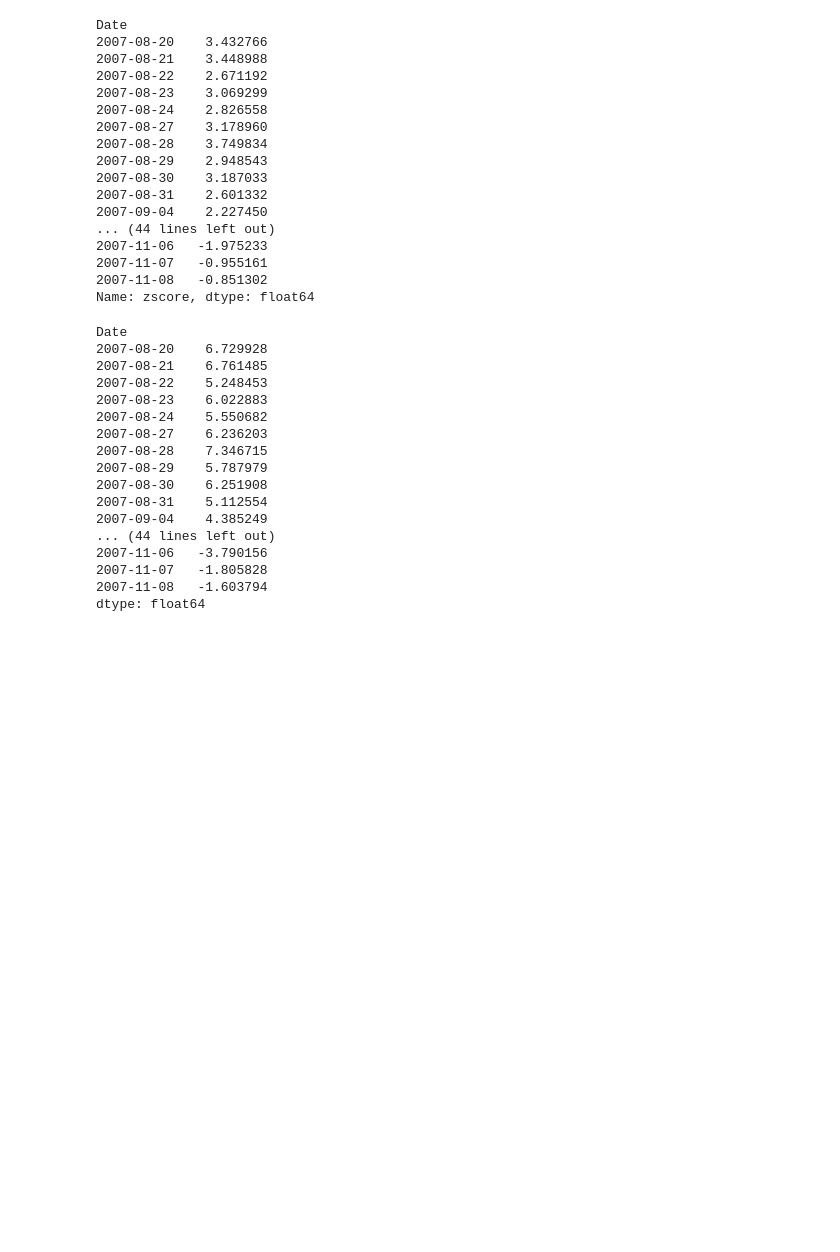
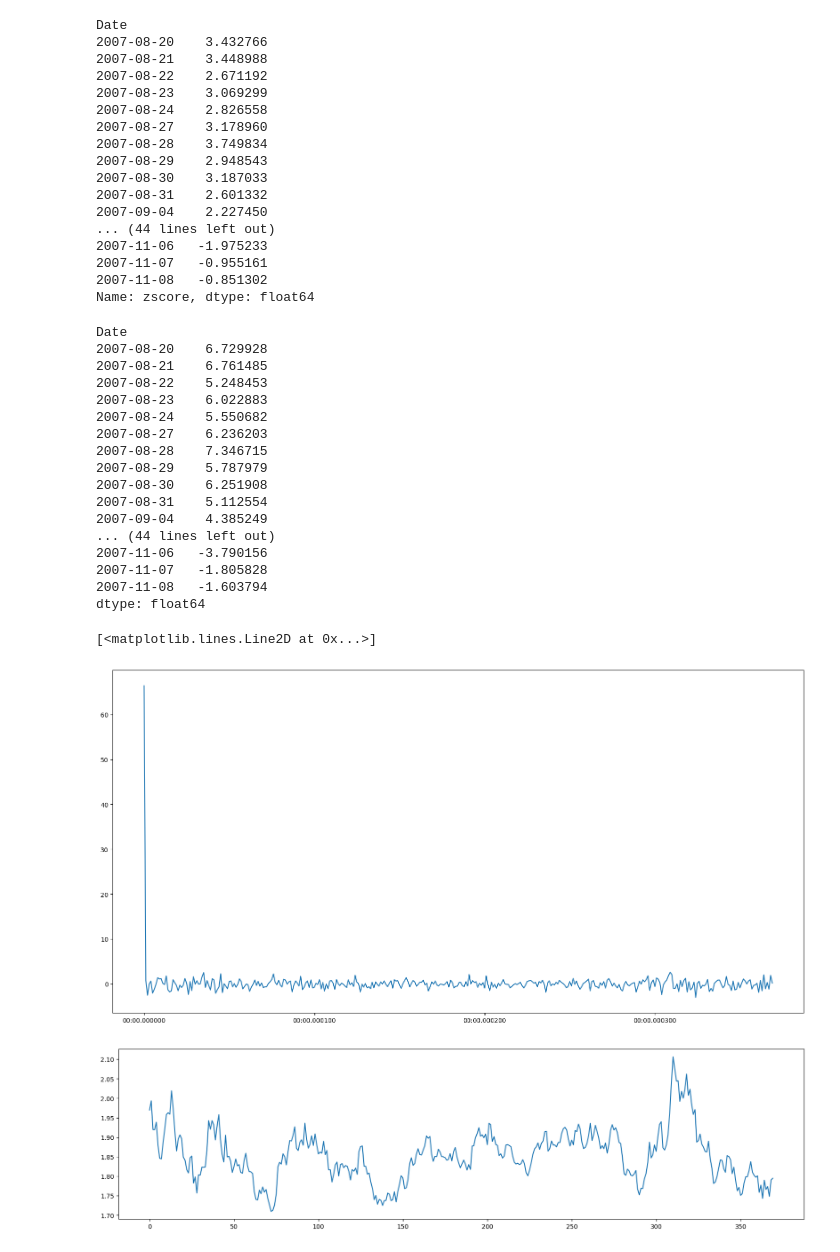
Before and after one commit to xwj0109/Quant-Finance, a Jupyter notebook: GLDGDXpair.ipynb, the cells around one changed output. Saved outputs shown, nothing was run; the diff lists cells and outputs as text; code cells hidden in the pictures; blank space fills up the shorter version.

```diff
--- a/GLDGDXpair.ipynb
+++ b/GLDGDXpair.ipynb
@@ -152,0 +198,23 @@ dtype: float64
+# %%
+mkf = MyKalmanFilter(delta=1e-4, R=1e-3)
+series = df.loc[:, ('Adj Close_GLD', 'Adj Close_GDX')]
+result = []
+
+for idx, row in df.iterrows():
+    x, P, K, z_hat = mkf.step_forward(row['Adj Close_GLD'], row['Adj Close_GDX'])
+    result.append(row['Adj Close_GLD'] - z_hat.squeeze())
+
+result_df = pd.DataFrame(result, columns=['Combined_Portfolio'])
+series = pd.concat([series, result_df], axis=1)
+
+# Plot the combined portfolio
+plt.figure(figsize=(20, 10))
+plt.plot(series['Combined_Portfolio'][10:])
+
+# Plot the hedge ratio over time
+plt.figure(figsize=(20, 5))
+plt.plot(mkf.x[0, 1:])
+# %% [output]
+[<matplotlib.lines.Line2D at 0x...>]
+[figure, added]
+[figure, added]
```
Also changed, not shown: parts of 1 cell of this notebook.
